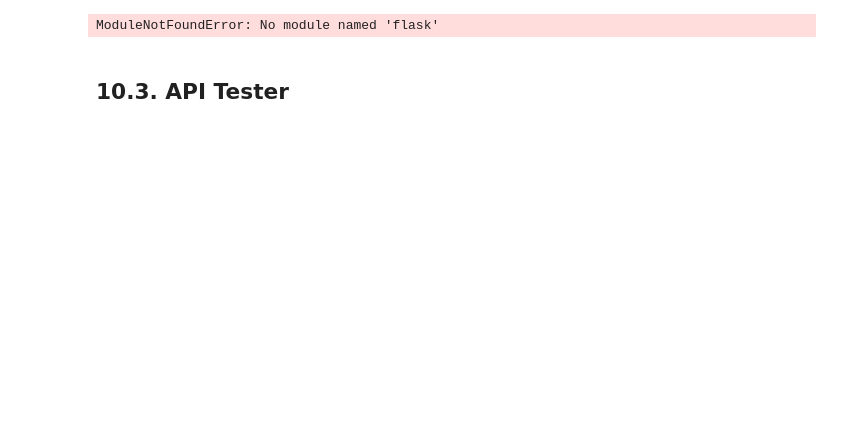
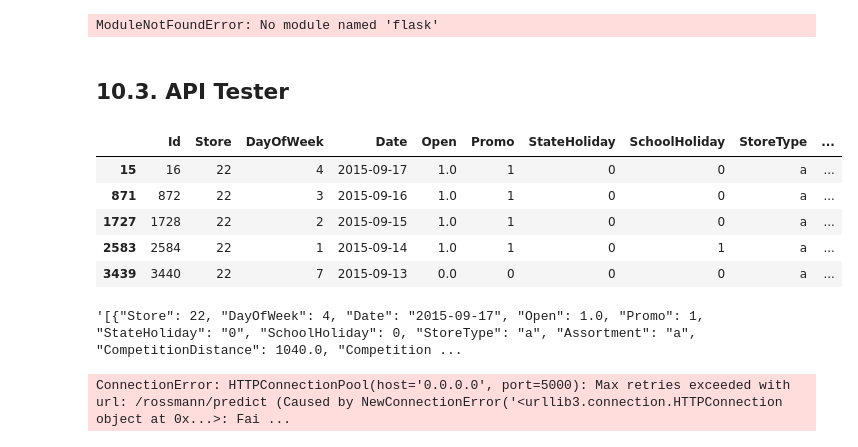
Before and after one commit to luana-afonso/DataScience-Em-Producao, a Jupyter notebook: m10_v01_store_sales_prediction.ipynb, the cells around one changed output. Saved outputs shown, nothing was run; the diff lists cells and outputs as text; code cells hidden in the pictures; blank space fills up the shorter version.

```diff
--- a/m10_v01_store_sales_prediction.ipynb
+++ b/m10_v01_store_sales_prediction.ipynb
@@ -2884,3 +2933,29 @@ if __name__ == "__main__":
 ModuleNotFoundError: No module named 'flask'
 # %% [markdown]
 ## 10.3. API Tester
+# %%
+# lendo os dados de teste (que o modelo ainda não conhece)
+# esses são dados das performances das lojas
+# loading test dataset
+df10 = pd.read_csv( "data/test.csv.zip" )
+# %%
+# dados das caracteristicas das lojas estao no arquivo store
+# merge test dataset + store
+# df_store_raw já importado na seção "Loading Data"
+# On é a coluna que tenho nos dois dataframes
+
+df_test = pd.merge( df10, df_store_raw, how="left", on="Store" )
+
+# Ao inves de fazer a predição para todas as lojas que estão em df_test, vamos fazer para uma loja só para ficar mais rápido. Exemplo loja de código 22
+# choose store for prediction
+
+df_test = df_test[df_test["Store"] == 22]
+# %%
+df_test.head()
+# %% [output]
+|  | Id | Store | DayOfWeek | Date | Open | Promo | StateHoliday | SchoolHoliday | StoreType | ... |
+| 15 | 16 | 22 | 4 | 2015-09-17 | 1.0 | 1 | 0 | 0 | a | ... |
+| 871 | 872 | 22 | 3 | 2015-09-16 | 1.0 | 1 | 0 | 0 | a | ... |
+| 1727 | 1728 | 22 | 2 | 2015-09-15 | 1.0 | 1 | 0 | 0 | a | ... |
+| 2583 | 2584 | 22 | 1 | 2015-09-14 | 1.0 | 1 | 0 | 1 | a | ... |
+| 3439 | 3440 | 22 | 7 | 2015-09-13 | 0.0 | 0 | 0 | 0 | a | ... |
@@ -2886,0 +2977,33 @@ ModuleNotFoundError: No module named 'flask'
+# %%
+data
+# cada linha do dataframe foi transformada em um json
+# transformamos o dataframe em uma lista de json
+# essa é na orientação "records", existem varias orientações
+# %% [output]
+'[{"Store": 22, "DayOfWeek": 4, "Date": "2015-09-17", "Open": 1.0, "Promo": 1, "StateHoliday": "0", "SchoolHoliday": 0, "StoreType": "a", "Assortment": "a", "CompetitionDistance": 1040.0, "Competition ...
+# %%
+# API Call
+# Precisamos de 3 coisas básicas:
+# 1) url (endpoint, para onde vamos enviar o pedido)
+# 2) header que indica para a API qual é o tipo de dado que ela esta recebendo (vai indicar o tipo de requisição que estamos fazendo)
+# 3) o dado
+
+# localhost, porta 5000
+# http é o protocolo da internet, o endereço das maquinas dos servidores. Voce precisa entrar no site por alguma porta e cada porta da acesso a uma coisa diferente do site
+# //0.0.0.0 é o endereço local da maquina (nao tem nada a ver com internet, so na maquina local)
+# porta 5000 é a porta padrão do flask
+url = "http://0.0.0.0:5000/rossmann/predict"
+
+header = { "Content-type":"application/json" }
+
+data = data
+
+# Para fazer a requisição:
+# endpoint, dado e header
+# a response é recebida (gravada em r)
+r = requests.post( url, data=data, headers=header )
+
+# toda API devolve um "Status Code"
+print( "Status Code {}".format( r.status_code ) )
+# %% [output]
+ConnectionError: HTTPConnectionPool(host='0.0.0.0', port=5000): Max retries exceeded with url: /rossmann/predict (Caused by NewConnectionError('<urllib3.connection.HTTPConnection object at 0x...>: Fai ...
```
Also changed, not shown: parts of 7 cells of this notebook.
